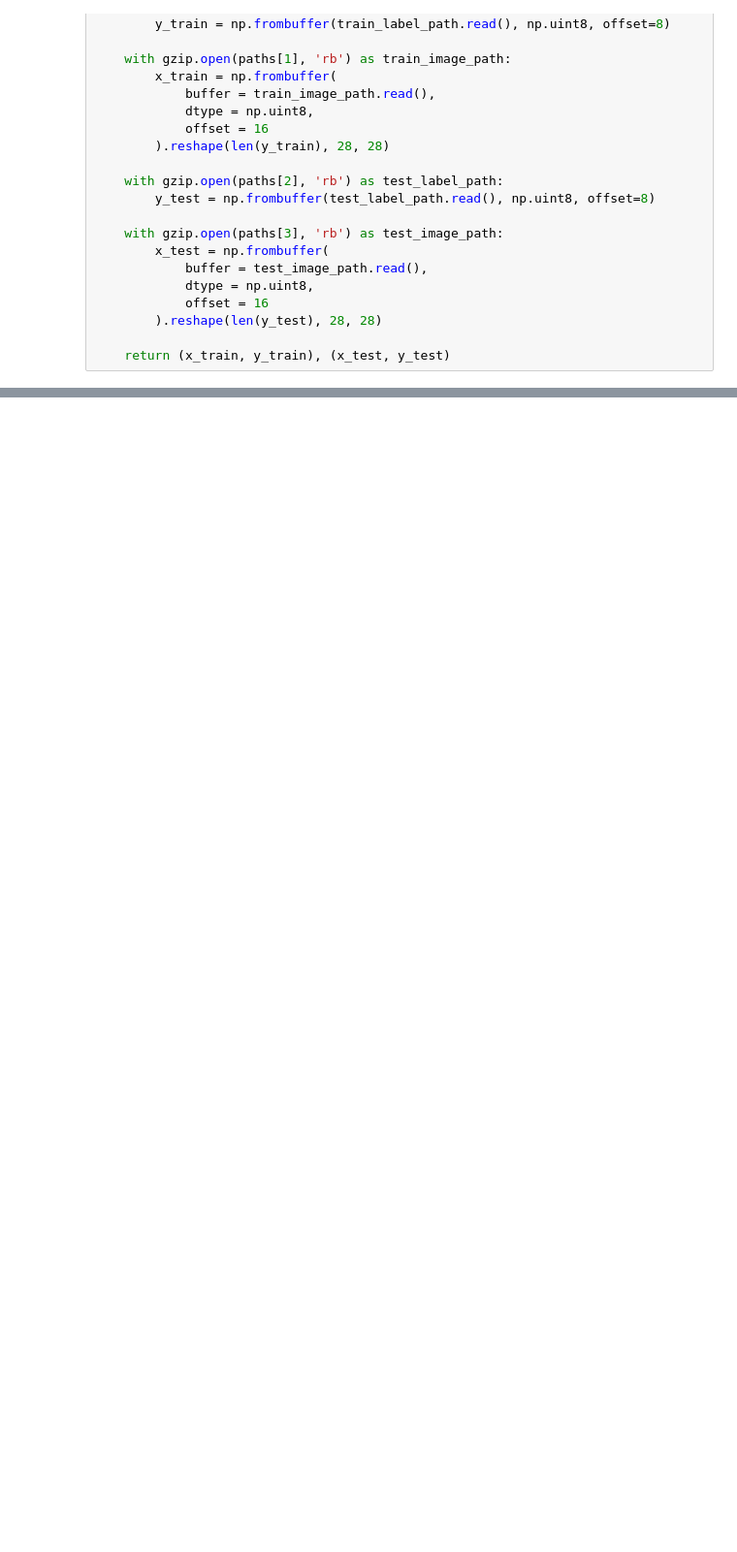
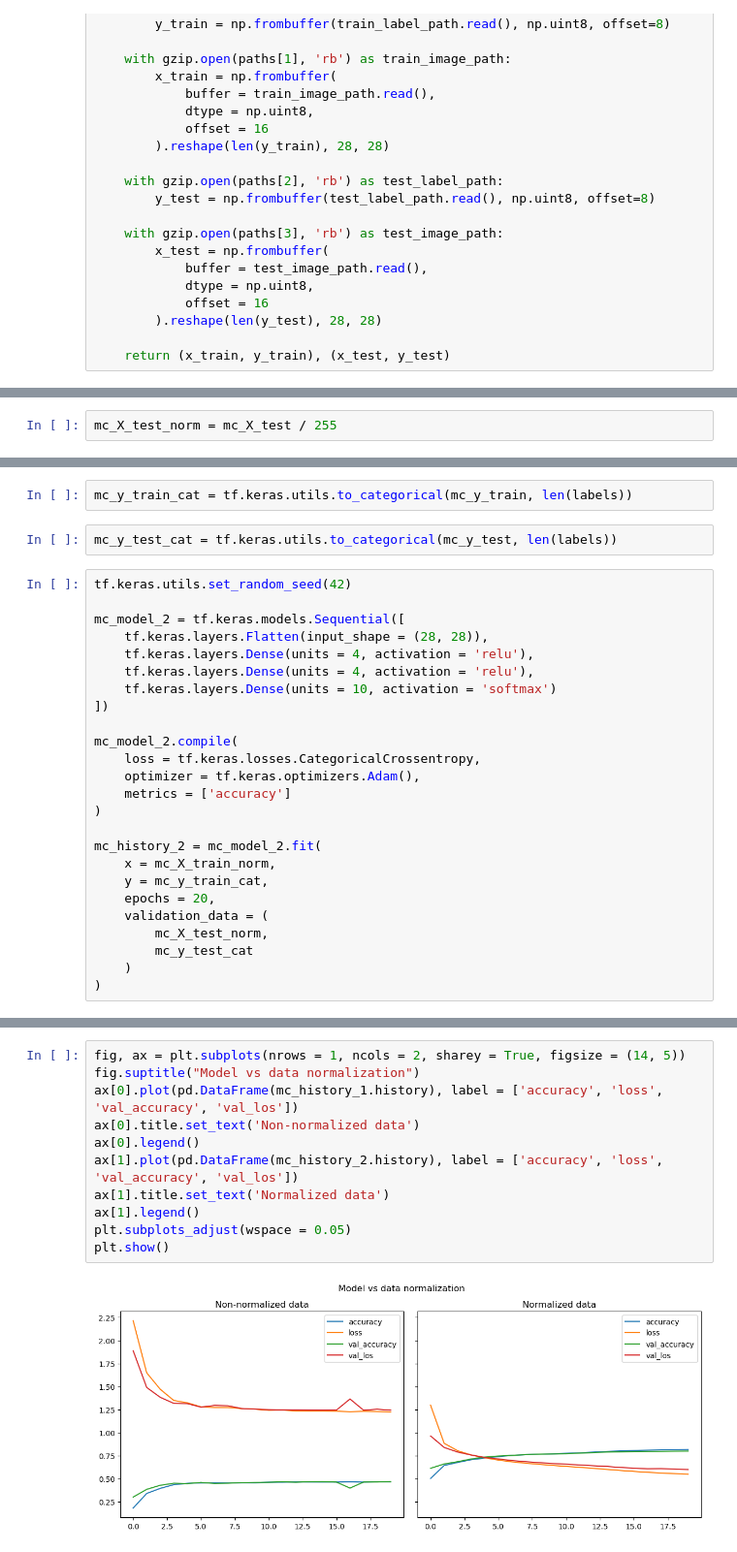
Before and after one commit to alchemistbg/udemy-tensorflow-developer-certificate-bootcamp, a Jupyter notebook: Section-04/Classification_with_tensorflow.ipynb, the cells around one changed output, grey strips where cells are left out. Shown at 97% size. Saved outputs shown, nothing was run; the diff lists cells and outputs as text; blank space fills up the shorter version.

```diff
--- a/Section-04/Classification_with_tensorflow.ipynb
+++ b/Section-04/Classification_with_tensorflow.ipynb
@@ -1129,0 +1221,2 @@ plt.imshow(X_train[0]);
+# %%
+mc_X_test_norm = mc_X_test / 255
@@ -1129,0 +1225,29 @@ plt.imshow(X_train[0]);
+# %%
+mc_y_train_cat = tf.keras.utils.to_categorical(mc_y_train, len(labels))
+# %%
+mc_y_test_cat = tf.keras.utils.to_categorical(mc_y_test, len(labels))
+# %%
+tf.keras.utils.set_random_seed(42)
+
+mc_model_2 = tf.keras.models.Sequential([
+    tf.keras.layers.Flatten(input_shape = (28, 28)),
+    tf.keras.layers.Dense(units = 4, activation = 'relu'),
+    tf.keras.layers.Dense(units = 4, activation = 'relu'),
+    tf.keras.layers.Dense(units = 10, activation = 'softmax')
+])
+
+mc_model_2.compile(
+    loss = tf.keras.losses.CategoricalCrossentropy,
+    optimizer = tf.keras.optimizers.Adam(),
+    metrics = ['accuracy']
+)
+
+mc_history_2 = mc_model_2.fit(
+    x = mc_X_train_norm,
+    y = mc_y_train_cat,
+    epochs = 20,
+    validation_data = (
+        mc_X_test_norm,
+        mc_y_test_cat
+    )
+)
@@ -1129,0 +1276,13 @@ plt.imshow(X_train[0]);
+# %%
+fig, ax = plt.subplots(nrows = 1, ncols = 2, sharey = True, figsize = (14, 5))
+fig.suptitle("Model vs data normalization")
+ax[0].plot(pd.DataFrame(mc_history_1.history), label = ['accuracy', 'loss', 'val_accuracy', 'val_los'])
+ax[0].title.set_text('Non-normalized data')
+ax[0].legend()
+ax[1].plot(pd.DataFrame(mc_history_2.history), label = ['accuracy', 'loss', 'val_accuracy', 'val_los'])
+ax[1].title.set_text('Normalized data')
+ax[1].legend()
+plt.subplots_adjust(wspace = 0.05)
+plt.show()
+# %% [output]
+[figure, added]
```
Also changed, not shown: parts of 48 cells of this notebook.
